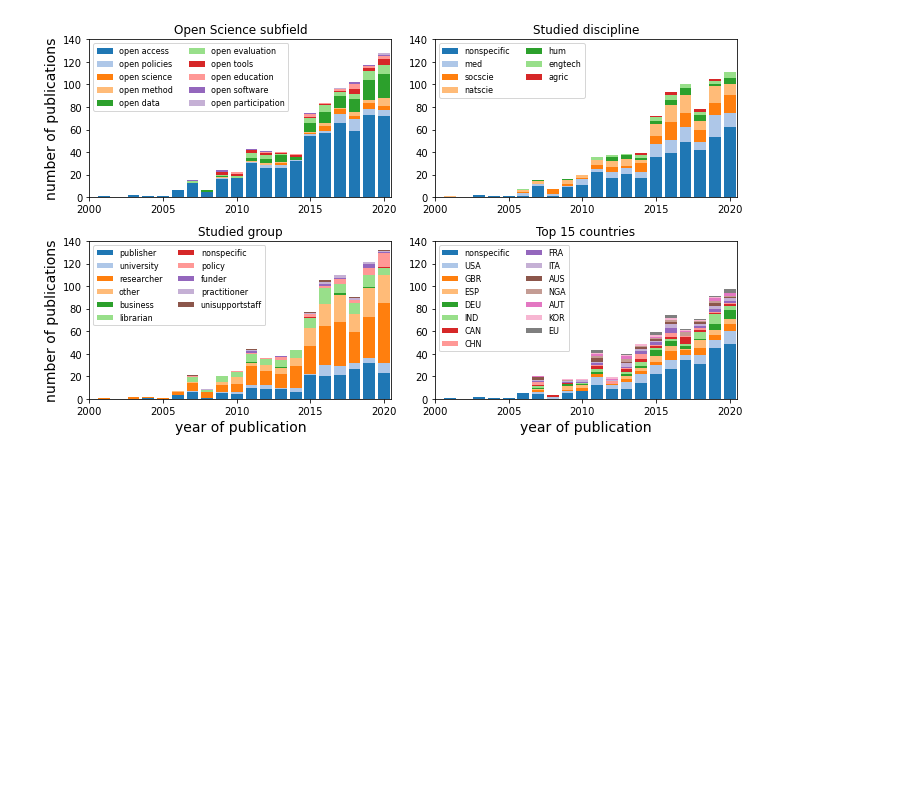
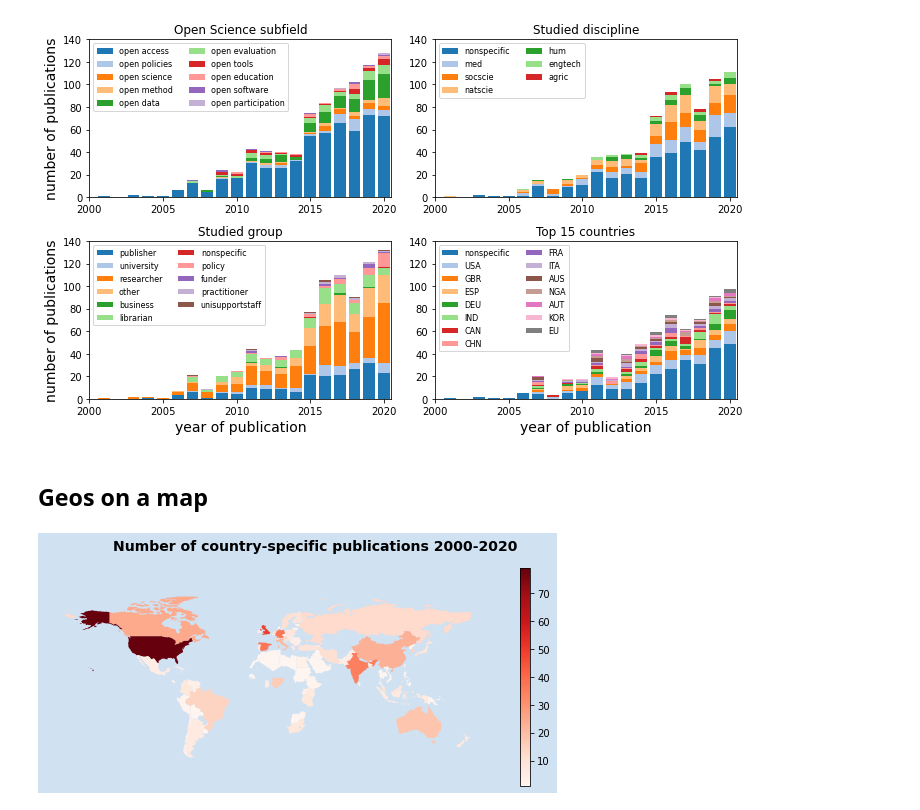
Before and after one commit to JanaLasser/mapping-open-science-research, a Jupyter notebook: code/exploratory_analysis.ipynb, the cells around one changed output. Drawn from its saved outputs; the diff is of its cells as text; code cells hidden in the pictures; blank space fills up the shorter version.

Commit message:
added pub count on a map plot

```diff
--- a/code/exploratory_analysis.ipynb
+++ b/code/exploratory_analysis.ipynb
@@ -476,3 +481,5 @@ The PostScript backend does not support transparency; partially transparent arti
 The PostScript backend does not support transparency; partially transparent artists will be rendered opaque.
 The PostScript backend does not support transparency; partially transparent artists will be rendered opaque.
 [figure]
+# %% [markdown]
+## Geos on a map
@@ -478,0 +488,29 @@ The PostScript backend does not support transparency; partially transparent arti
+# %%
+geos = []
+
+for geo in data["Geo"]:
+    for g in geo:
+        if len(g) == 3:
+            geos.append(g)
+geos = pd.DataFrame({"iso_a3":geos})
+geos = geos.value_counts().reset_index().rename(columns={0:"count"})
+# %%
+world = geopandas.read_file(
+    geopandas.datasets.get_path('naturalearth_lowres')
+)
+subset = world.merge(geos)
+# %%
+fig, ax = plt.subplots(figsize = (10,4), facecolor = plt.cm.Blues(.2))
+fig.suptitle('Number of country-specific publications 2000-2020',
+             fontsize = 14,
+             fontweight="bold")
+ax.set_facecolor(plt.cm.Blues(.2))
+subset.plot(column = 'count',
+           cmap = 'Reds',
+           ax = ax,
+           legend = True)
+ax.axis("off")
+plt.savefig(join(dst, 'countries_on_map.eps'), dpi=300)
+plt.savefig(join(dst, 'countries_on_map.png'), dpi=300)
+# %% [output]
+[figure, added]
```
Also changed, not shown: parts of 7 cells of this notebook.
